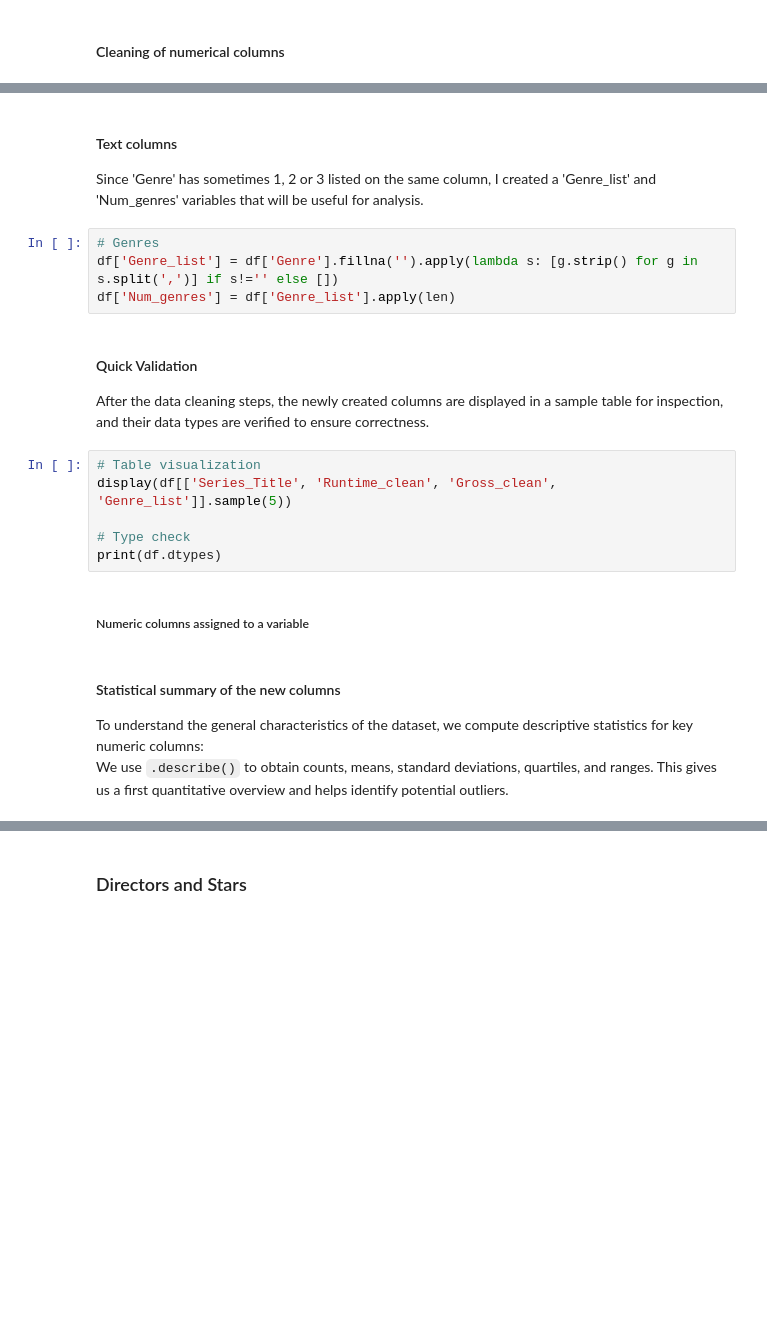
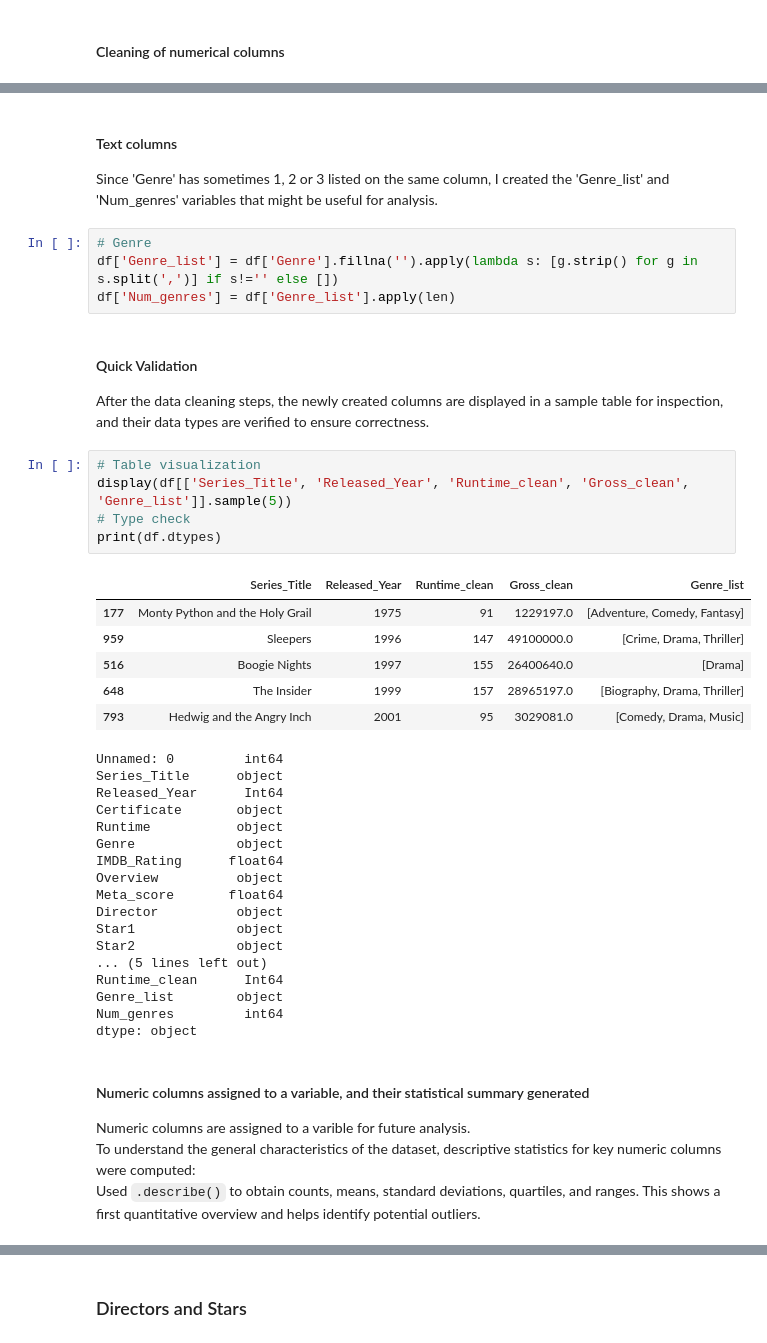
Before and after one commit to pedrowsxz/movie-prediction-eda, a Jupyter notebook: LH_CD_PEDRO_DE_SOUZA_CARVALHO/EDA.ipynb, the cells around one changed output, grey strips where cells are left out. Saved outputs shown, nothing was run; the diff lists cells and outputs as text; blank space fills up the shorter version.

```diff
--- a/LH_CD_PEDRO_DE_SOUZA_CARVALHO/EDA.ipynb
+++ b/LH_CD_PEDRO_DE_SOUZA_CARVALHO/EDA.ipynb
@@ -133,9 +173,9 @@ df['Runtime_clean'] = df["Runtime"].str.replace(" min", "").astype('Int64')
 df['Released_Year'] = pd.to_numeric(df['Released_Year'], errors='coerce').astype('Int64')
 # %% [markdown]
 #### Text columns
-Since 'Genre' has sometimes 1, 2 or 3 listed on the same column, I created a 'Genre_list' and 'Num_genres' variables that will be useful for analysis.
+Since 'Genre' has sometimes 1, 2 or 3 listed on the same column, I created the 'Genre_list' and 'Num_genres' variables that might be useful for analysis.
 # %%
-# Genres
+# Genre
 df['Genre_list'] = df['Genre'].fillna('').apply(lambda s: [g.strip() for g in s.split(',')] if s!='' else [])
 df['Num_genres'] = df['Genre_list'].apply(len)
 # %% [markdown]
@@ -144,14 +184,36 @@ df['Num_genres'] = df['Genre_list'].apply(len)
 After the data cleaning steps, the newly created columns are displayed in a sample table for inspection, and their data types are verified to ensure correctness.
 # %%
 # Table visualization
-display(df[['Series_Title', 'Runtime_clean', 'Gross_clean', 'Genre_list']].sample(5))
-
+display(df[['Series_Title', 'Released_Year', 'Runtime_clean', 'Gross_clean', 'Genre_list']].sample(5))
 # Type check
 print(df.dtypes)
+# %% [output]
+|  | Series_Title | Released_Year | Runtime_clean | Gross_clean | Genre_list |
+| 177 | Monty Python and the Holy Grail | 1975 | 91 | 1229197.0 | [Adventure, Comedy, Fantasy] |
+| 959 | Sleepers | 1996 | 147 | 49100000.0 | [Crime, Drama, Thriller] |
+| 516 | Boogie Nights | 1997 | 155 | 26400640.0 | [Drama] |
+| 648 | The Insider | 1999 | 157 | 28965197.0 | [Biography, Drama, Thriller] |
+| 793 | Hedwig and the Angry Inch | 2001 | 95 | 3029081.0 | [Comedy, Drama, Music] |
+Unnamed: 0         int64
+Series_Title      object
+Released_Year      Int64
+Certificate       object
+Runtime           object
+Genre             object
+IMDB_Rating      float64
+Overview          object
+Meta_score       float64
+Director          object
+Star1             object
+Star2             object
+... (5 lines left out)
+Runtime_clean      Int64
+Genre_list        object
+Num_genres         int64
+dtype: object
-# %% [markdown]
-##### Numeric columns assigned to a variable
 # %% [markdown]
-#### Statistical summary of the new columns
-To understand the general characteristics of the dataset, we compute descriptive statistics for key numeric columns:
-We use `.describe()` to obtain counts, means, standard deviations, quartiles, and ranges. This gives us a first quantitative overview and helps identify potential outliers.
+#### Numeric columns assigned to a variable, and their statistical summary generated
+Numeric columns are assigned to a varible for future analysis.
+To understand the general characteristics of the dataset, descriptive statistics for key numeric columns were computed:
+Used `.describe()` to obtain counts, means, standard deviations, quartiles, and ranges. This shows a first quantitative overview and helps identify potential outliers.
 # %%
```
Also changed, not shown: parts of 46 cells of this notebook.
